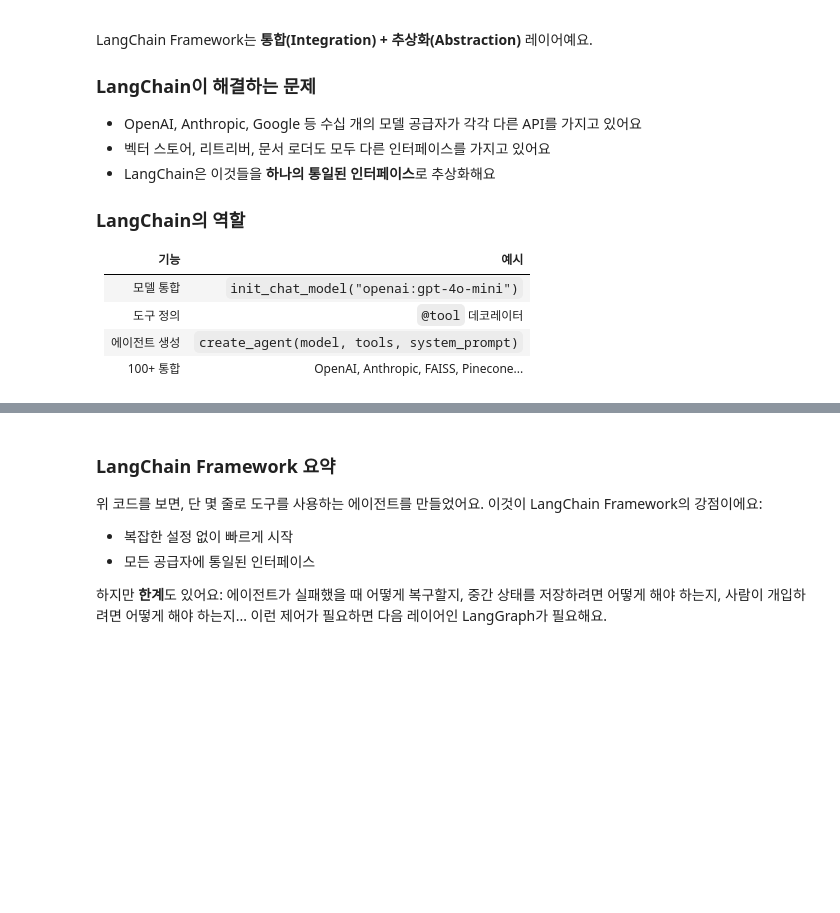
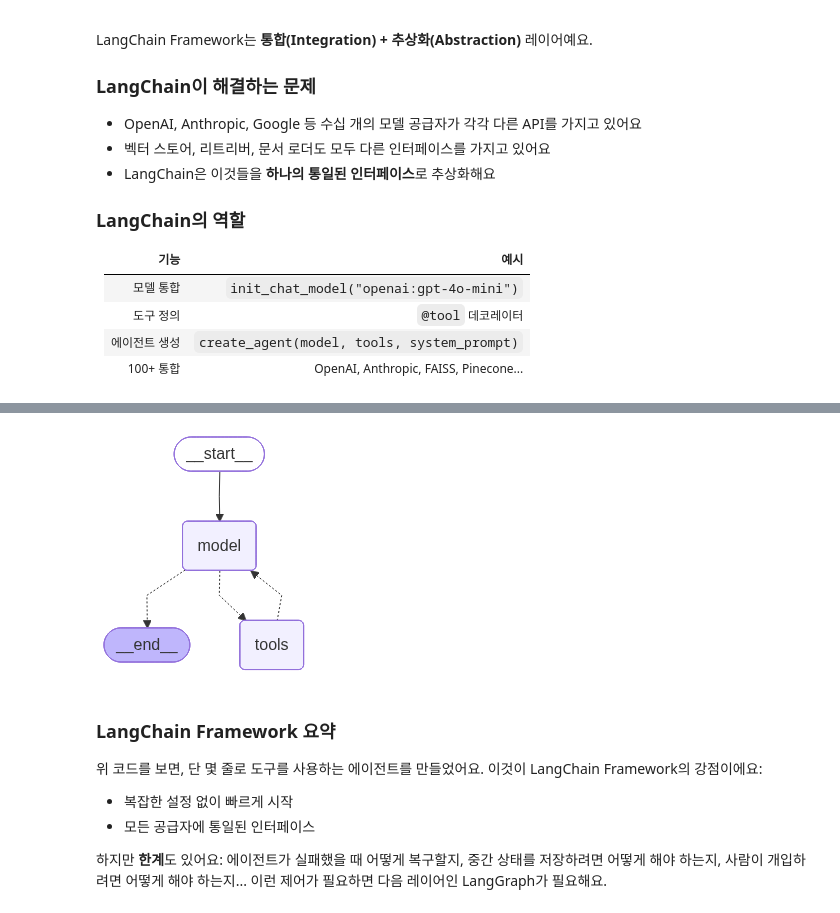
Before and after one commit to elixirevo/hk-langgraph-lecture, a Jupyter notebook: 01_LangGraph/01_Introduction/02-Product-Hierarchy.ipynb, the cells around one changed output, grey strips where cells are left out. Drawn from its saved outputs; the diff is of its cells as text; code cells hidden in the pictures; blank space fills up the shorter version.

```diff
--- a/01_LangGraph/01_Introduction/02-Product-Hierarchy.ipynb
+++ b/01_LangGraph/01_Introduction/02-Product-Hierarchy.ipynb
@@ -114,3 +116,22 @@ from langchain.tools import tool
 # TODO: 이 셀의 핵심 구현 코드를 수업 시간에 직접 작성하세요.
 # 목표: 공용 도구 정의: 세 계층 비교에서 동일하게 사용해요
 # 위 마크다운 설명과 힌트를 참고해 필요한 타입, 함수, 그래프 구성, 실행 코드를 완성하세요.
+
+@tool
+def get_weather(city: str) -> str:
+    """특정 도시의 날씨를 조회해요.
+
+    Args:
+        city: 날씨를 알고 싶은 도시명
+    """
+    # 실제 구현에서는 OpenWeatherMap 등의 API를 호출해요
+    # 여기서는 비교 목적을 위해 시뮬레이션 데이터를 반환해요
+    weather_data = {
+        "서울": "맑음, 22°C, 습도 45%",
+        "부산": "흐림, 18°C, 습도 70%",
+        "제주": "비, 16°C, 습도 85%",
+    }
+    return weather_data.get(city, f"{city}의 날씨 정보를 찾을 수 없어요.")
+
+
+print("도구 정의 완료:", get_weather.name)
@@ -143,3 +166,15 @@ model = init_chat_model("openai:gpt-4o-mini")
 # TODO: 이 셀의 핵심 구현 코드를 수업 시간에 직접 작성하세요.
 # 목표: 계층 1: LangChain Framework로 날씨 에이전트 구현
 # 위 마크다운 설명과 힌트를 참고해 필요한 타입, 함수, 그래프 구성, 실행 코드를 완성하세요.
+
+langchain_agent = create_agent(
+    model=model,
+    tools=[get_weather],
+    system_prompt="당신은 날씨 정보를 제공하는 에이전트다. 도구를 사용해서 정확한 정보를 알려줘."
+)
+
+result = langchain_agent.invoke(
+  {"messages": [HumanMessage(content="제주 날씨 알려줘")]}
+)
+
+result
@@ -146,9 +186,12 @@ model = init_chat_model("openai:gpt-4o-mini")
 # %%
 from IPython.display import Image, display
 
 # TODO: 이 셀의 핵심 구현 코드를 수업 시간에 직접 작성하세요.
 # 목표: 그래프 흐름: START → agent → tools → agent → ... → END
 # 위 마크다운 설명과 힌트를 참고해 필요한 타입, 함수, 그래프 구성, 실행 코드를 완성하세요.
+display(Image(langchain_agent.get_graph().draw_mermaid_png()))
+# %% [output]
+[figure, added]
 # %% [markdown]
 ### LangChain Framework 요약
 
```
Also changed, not shown: parts of 5 cells of this notebook, 6 other files.
